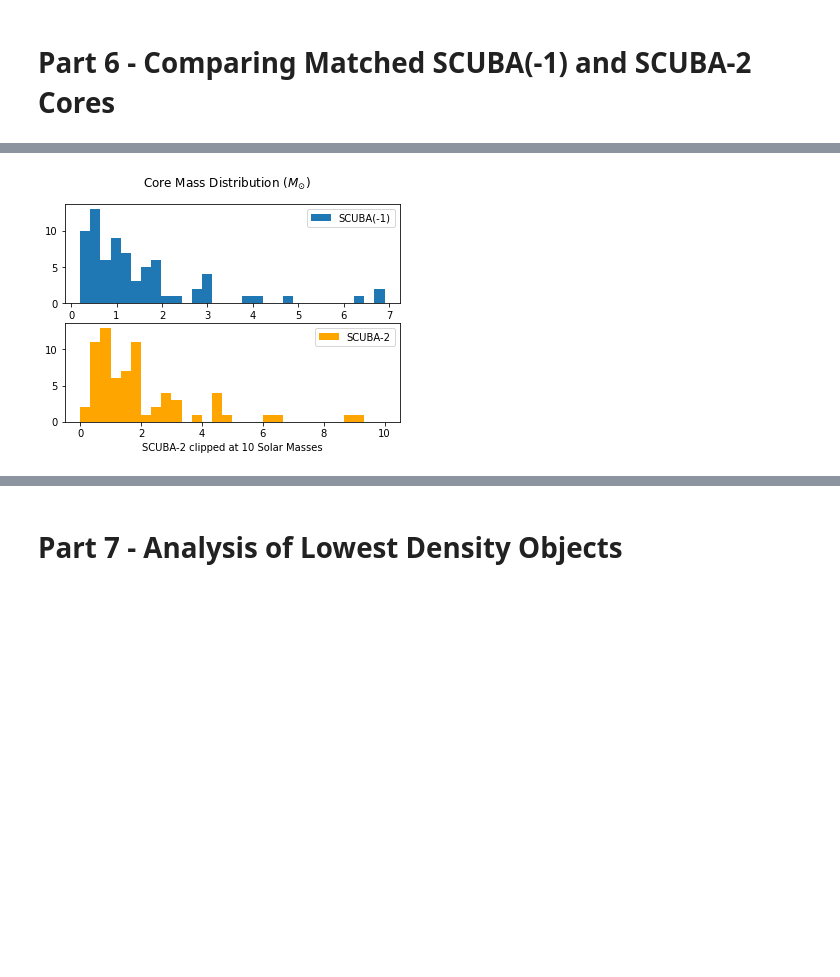
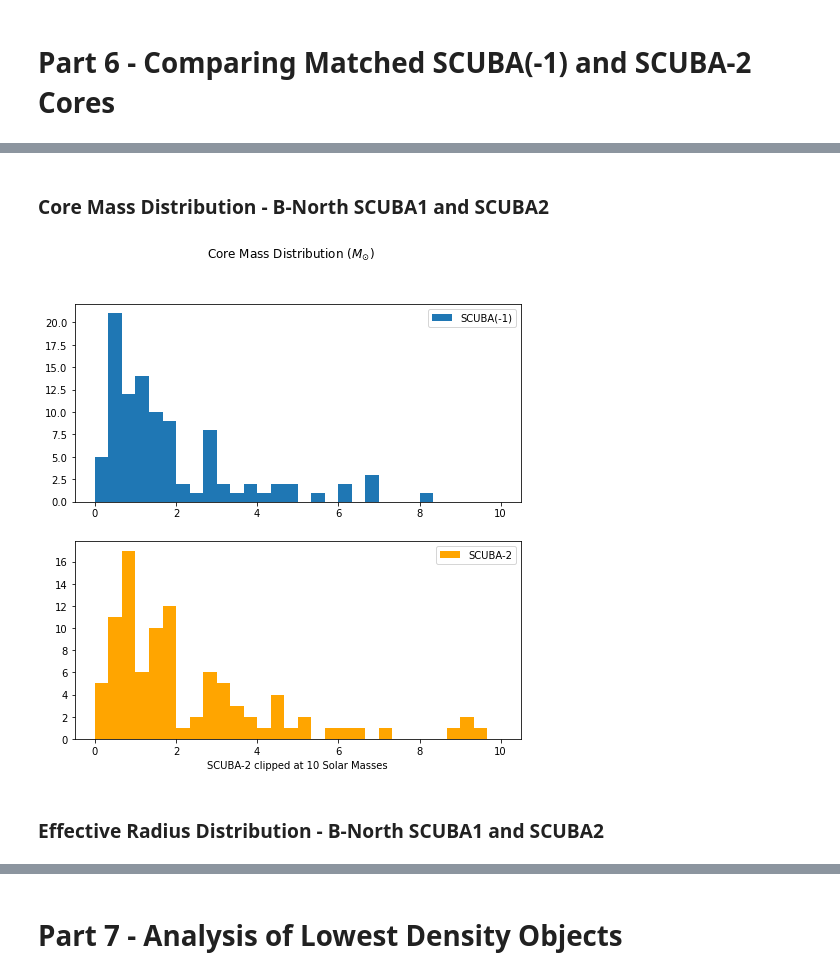
Before and after one commit to samdf96/SyntheticObs, a Jupyter notebook: SCUBA_vs_SCUBA2.ipynb, the cells around one changed output, grey strips where cells are left out. Saved outputs shown, nothing was run; the diff lists cells and outputs as text; code cells hidden in the pictures; blank space fills up the shorter version.

```diff
--- a/SCUBA_vs_SCUBA2.ipynb
+++ b/SCUBA_vs_SCUBA2.ipynb
@@ -259,6 +360,12 @@ There are notably a couple negative entries here. This just means that the ratio
 # Part 5 - Computing Associations
 # %% [markdown]
 Matching will be done using the segmentation map from the FellWalker algorithm. This is guided by Kirk_2016, in which this technique was used to match all SCUBA(-1) cores to a SCUBA-2 core. It is not a 1-to-1 match, but it is very close.
+# %%
+# create new dataframe with just B-North Data
+df_nwt_trimmed = df_nwt[df_nwt['__NW2007_'].str.contains('BN')]
+
+# create the skycoordinates for matching
+sc_bn = SkyCoord(df_nwt_trimmed['_RAJ2000'].values * u.deg, df_nwt_trimmed['_DEJ2000'].values * u.deg, frame='icrs')
 # %%
 # load in the segmentation map from Kirk+2016
 seg_data = fits.getdata('OrionB_N2068_20150914_850_LR1_FellWalker_HK.fits')
@@ -268,7 +375,7 @@ seg_header = fits.getheader('OrionB_N2068_20150914_850_LR1_FellWalker_HK.fits')
 wcs = WCS(seg_header, naxis=2) # only the ra and dec information, so slice with naxis
 
 # convert SkyCoords of c1 to pixels in the c2 reference frame
-c1_pixels = wcs.world_to_pixel(c1.sc)
+c1_pixels = wcs.world_to_pixel(sc_bn)
 c1_pixels_x = c1_pixels[0].astype(int)
 c1_pixels_y = c1_pixels[1].astype(int)
 
@@ -280,14 +387,15 @@ Set OBSGEO-B to    19.822855 from OBSGEO-[XYZ].
 Set OBSGEO-H to       -3.003 from OBSGEO-[XYZ]'. [astropy.wcs.wcs]
 # %%
 # trim the c2 to only be in the N2068/2071 area
-d2_trim = d2[d2['Region'] == 'N2068/2071']
+d2_trim = df_scuba2[df_scuba2['Region'] == 'N2068/2071']
 # %%
 # grabbing all relevant information and building association dataframe
 match_scuba2core = []
 match_yso = []
 match_cat = []
 match_mass = []
-match_radius = []
+match_radius_pc = []
+match_radius_arcsec = []
 match_concentration = []
 match_number_density = []
 row_data = []
@@ -295,23 +403,25 @@ row_data = []
 # loop through all scuba2 core identifiers
 for s in c1_pixelval:
     # grab the row
-    row=d2_trim.loc[d2_trim['Seq'] == s]
+    row = d2_trim.loc[d2_trim['Seq'] == s]
 
     # grab the matched scuba2 core information
     match_scuba2core.append(row['MJLSG'].values[0])
     match_yso.append(row['YSO'].values[0])
     match_cat.append(row['YSOCat'].values[0])
-    match_mass.append(row['Mass'].values[0])
-    match_radius.append(row['Reff'].values[0])
+    match_mass.append(row['Mass_msol'].values[0])
+    match_radius_pc.append(row['Reff_pc'].values[0])
+    match_radius_arcsec.append(row['Reff_arcsec'].values[0])
     match_concentration.append(row['Concentration'].values[0])
-    match_number_density.append(row['Number_Density'].values[0])
+    match_number_density.append(row['Number_density'].values[0])
     row_data.append(row)
 
 # add to dataframe
-d1['SCUBA2 Core'] = match_scuba2core
-d1['SCUBA2 YSO Flag'] = match_yso
-d1['SCUBA2 YSO Cat'] = match_cat
-d1['SCUBA2 Mass'] = match_mass
-d1['SCUBA2 Radii'] = match_radius
-d1['SCUBA2 Concentration'] = match_concentration
-d1['SCUBA2 Number Density'] = match_number_density
+df_nwt_trimmed['SCUBA2 Core Name'] = match_scuba2core
+df_nwt_trimmed['SCUBA2 YSO Flag'] = match_yso
+df_nwt_trimmed['SCUBA2 YSO Cat'] = match_cat
+df_nwt_trimmed['SCUBA2 Mass_msol'] = match_mass
+df_nwt_trimmed['SCUBA2 Reff_pc'] = match_radius_pc
+df_nwt_trimmed['SCUBA2 Reff_arcsec'] = match_radius_arcsec
+df_nwt_trimmed['SCUBA2 Concentration'] = match_concentration
+df_nwt_trimmed['SCUBA2 Number_density'] = match_number_density
@@ -320,15 +450,19 @@ d1['SCUBA2 Number Density'] = match_number_density
+# %% [markdown]
+### Core Mass Distribution - B-North SCUBA1 and SCUBA2
 # %%
 bins=30
-fig, (ax1, ax2) = plt.subplots(2, 1)
-ax1.hist(d1['Mass'], bins=bins, label='SCUBA(-1)')
-ax2.hist(d1['SCUBA2 Mass'], bins=bins, range=(0,10), label='SCUBA-2', color='orange')
+fig, (ax1, ax2) = plt.subplots(2, 1, figsize=(8,8))
+ax1.hist(df_nwt_trimmed['Mass_msol'], bins=bins, range=(0,10), label='SCUBA(-1)')
+ax2.hist(df_nwt_trimmed['SCUBA2 Mass_msol'], bins=bins, range=(0,10), label='SCUBA-2', color='orange')
 
 ax1.legend()
 ax2.legend()
 fig.suptitle(r'Core Mass Distribution ($M_{\odot}$)')
 ax2.set_xlabel('SCUBA-2 clipped at 10 Solar Masses')
 plt.show()
 # %% [output]
-[figure, old version]
+[figure, new version]
+# %% [markdown]
+### Effective Radius Distribution - B-North SCUBA1 and SCUBA2
 # %%
 bins=20
```
Also changed, not shown: parts of 53 cells of this notebook.
